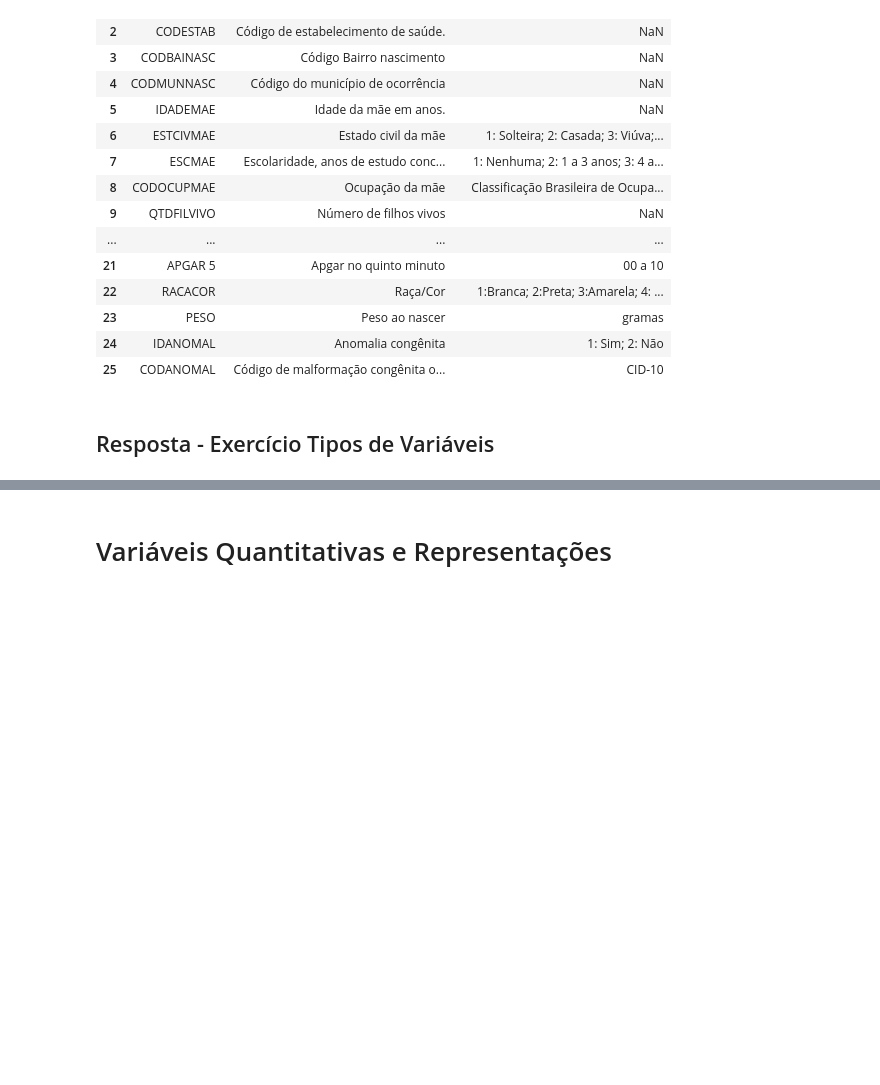
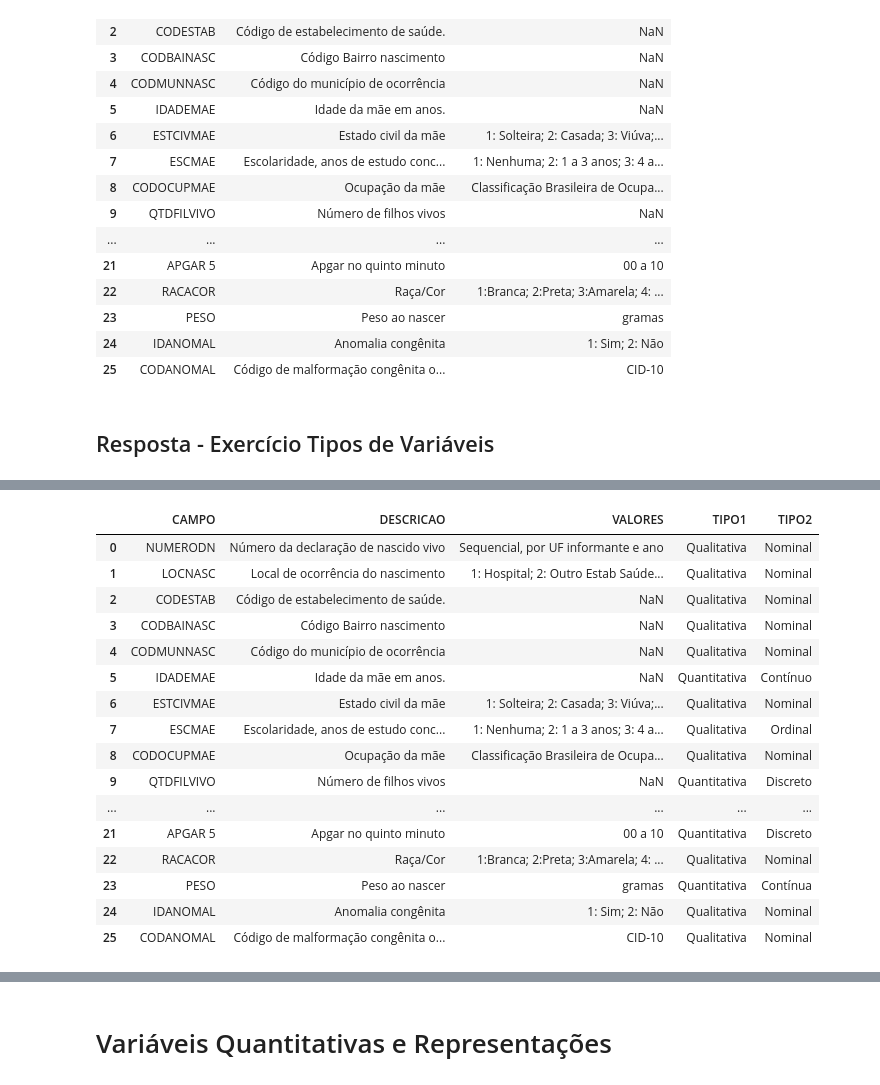
Before and after one commit to fesousa/analise-exploratoria-health-datascience, a Jupyter notebook: analise_explotatoria.ipynb, the cells around one changed output, grey strips where cells are left out. Drawn from its saved outputs; the diff is of its cells as text; code cells hidden in the pictures; blank space fills up the shorter version.

```diff
--- a/analise_explotatoria.ipynb
+++ b/analise_explotatoria.ipynb
@@ -168,0 +283,21 @@ campos_sinasc.loc[:'25',:]
+# %%
+#@title
+campos_sinasc.loc[:'25',campos_sinasc.columns != 'IGNORADO']
+# %% [output]
+|  | CAMPO | DESCRICAO | VALORES | TIPO1 | TIPO2 |
+| 0 | NUMERODN | Número da declaração de nascido vivo | Sequencial, por UF informante e ano | Qualitativa | Nominal |
+| 1 | LOCNASC | Local de ocorrência do nascimento | 1: Hospital; 2: Outro Estab Saúde... | Qualitativa | Nominal |
+| 2 | CODESTAB | Código de estabelecimento de saúde. | NaN | Qualitativa | Nominal |
+| 3 | CODBAINASC | Código Bairro nascimento | NaN | Qualitativa | Nominal |
+| 4 | CODMUNNASC | Código do município de ocorrência | NaN | Qualitativa | Nominal |
+| 5 | IDADEMAE | Idade da mãe em anos. | NaN | Quantitativa | Contínuo |
+| 6 | ESTCIVMAE | Estado civil da mãe | 1: Solteira; 2: Casada; 3: Viúva;... | Qualitativa | Nominal |
+| 7 | ESCMAE | Escolaridade, anos de estudo conc... | 1: Nenhuma; 2: 1 a 3 anos; 3: 4 a... | Qualitativa | Ordinal |
+| 8 | CODOCUPMAE | Ocupação da mãe | Classificação Brasileira de Ocupa... | Qualitativa | Nominal |
+| 9 | QTDFILVIVO | Número de filhos vivos | NaN | Quantitativa | Discreto |
+| ... | ... | ... | ... | ... | ... |
+| 21 | APGAR 5 | Apgar no quinto minuto | 00 a 10 | Quantitativa | Discreto |
+| 22 | RACACOR | Raça/Cor | 1:Branca; 2:Preta; 3:Amarela; 4: ... | Qualitativa | Nominal |
+| 23 | PESO | Peso ao nascer | gramas | Quantitativa | Contínua |
+| 24 | IDANOMAL | Anomalia congênita | 1: Sim; 2: Não | Qualitativa | Nominal |
+| 25 | CODANOMAL | Código de malformação congênita o... | CID-10 | Qualitativa | Nominal |
```
Also changed, not shown: parts of 17 cells of this notebook, 2 other files.
